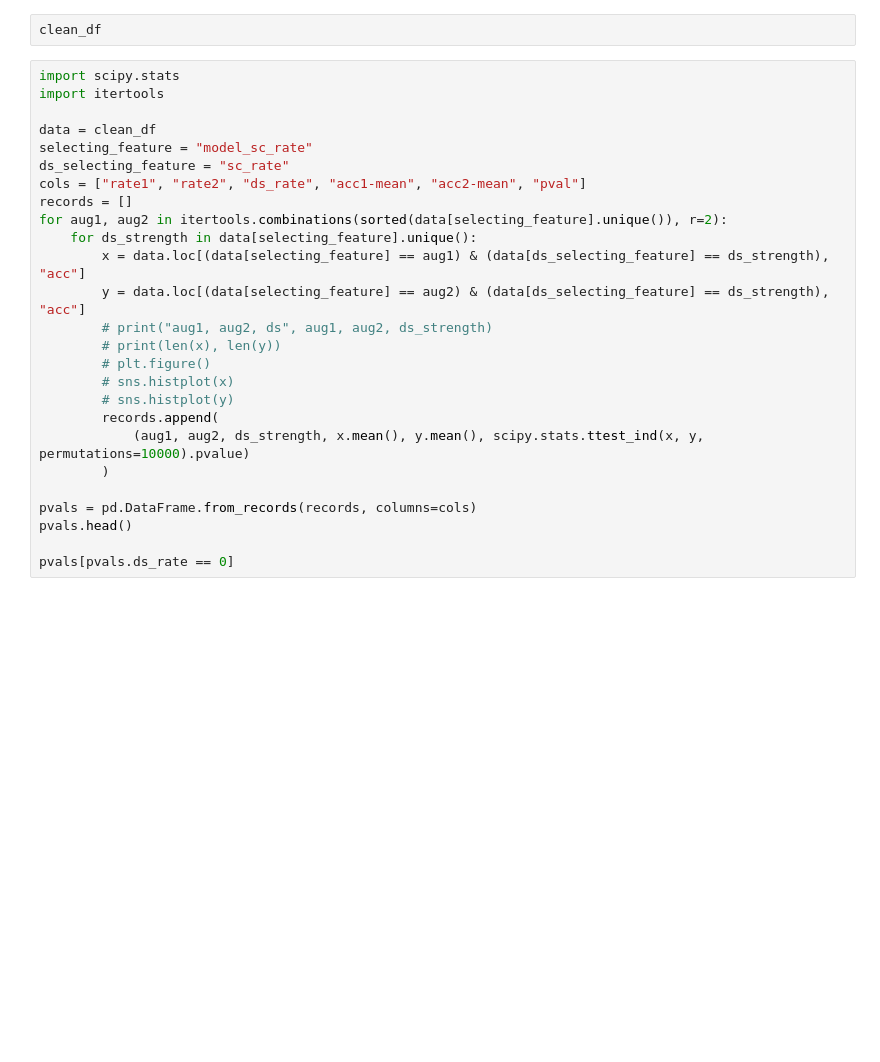
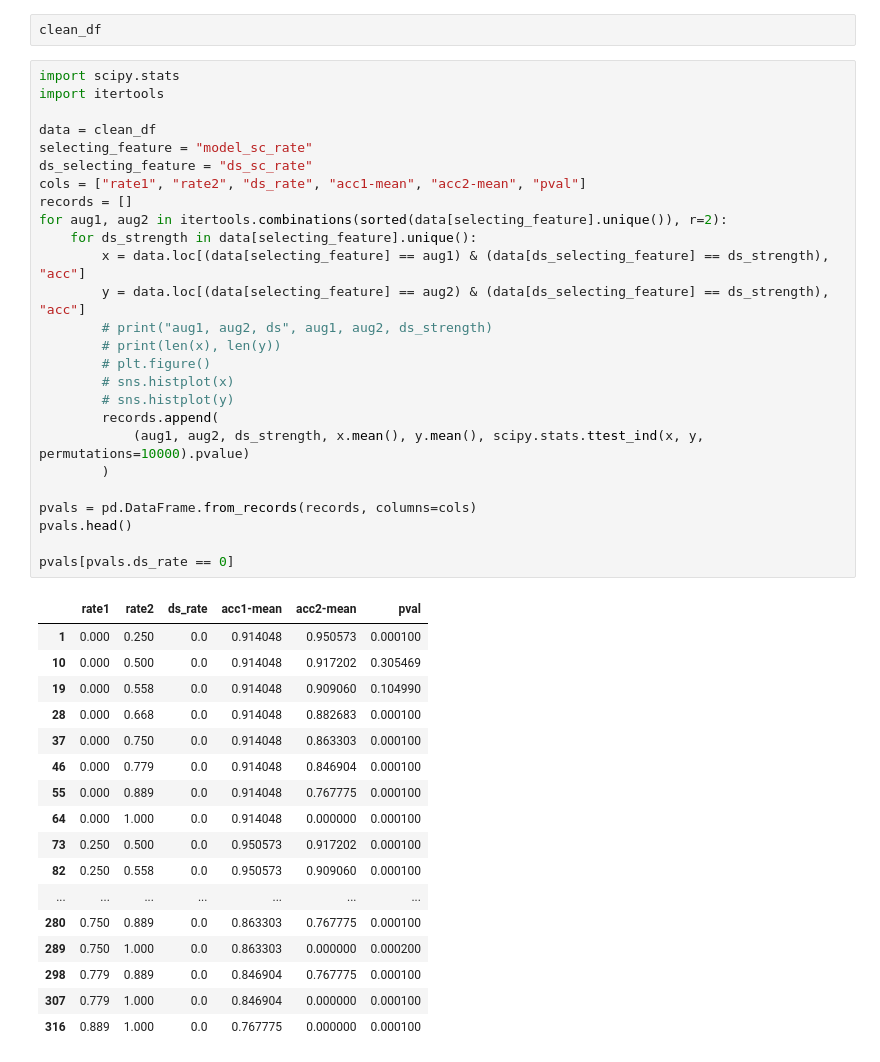
Before and after one commit to TaWald/similaritybench, a Jupyter notebook: nlp/shortcut_validation.ipynb, the cells around one changed output. Drawn from its saved outputs; the diff is of its cells as text; blank space fills up the shorter version.

```diff
--- a/nlp/shortcut_validation.ipynb
+++ b/nlp/shortcut_validation.ipynb
@@ -156,29 +236,47 @@ clean_df
 # %%
 import scipy.stats
 import itertools
 
 data = clean_df
 selecting_feature = "model_sc_rate"
-ds_selecting_feature = "sc_rate"
+ds_selecting_feature = "ds_sc_rate"
 cols = ["rate1", "rate2", "ds_rate", "acc1-mean", "acc2-mean", "pval"]
 records = []
 for aug1, aug2 in itertools.combinations(sorted(data[selecting_feature].unique()), r=2):
     for ds_strength in data[selecting_feature].unique():
         x = data.loc[(data[selecting_feature] == aug1) & (data[ds_selecting_feature] == ds_strength), "acc"]
         y = data.loc[(data[selecting_feature] == aug2) & (data[ds_selecting_feature] == ds_strength), "acc"]
         # print("aug1, aug2, ds", aug1, aug2, ds_strength)
         # print(len(x), len(y))
         # plt.figure()
         # sns.histplot(x)
         # sns.histplot(y)
         records.append(
             (aug1, aug2, ds_strength, x.mean(), y.mean(), scipy.stats.ttest_ind(x, y, permutations=10000).pvalue)
         )
 
 pvals = pd.DataFrame.from_records(records, columns=cols)
 pvals.head()
 
 pvals[pvals.ds_rate == 0]
+# %% [output]
+|  | rate1 | rate2 | ds_rate | acc1-mean | acc2-mean | pval |
+| 1 | 0.000 | 0.250 | 0.0 | 0.914048 | 0.950573 | 0.000100 |
+| 10 | 0.000 | 0.500 | 0.0 | 0.914048 | 0.917202 | 0.305469 |
+| 19 | 0.000 | 0.558 | 0.0 | 0.914048 | 0.909060 | 0.104990 |
+| 28 | 0.000 | 0.668 | 0.0 | 0.914048 | 0.882683 | 0.000100 |
+| 37 | 0.000 | 0.750 | 0.0 | 0.914048 | 0.863303 | 0.000100 |
+| 46 | 0.000 | 0.779 | 0.0 | 0.914048 | 0.846904 | 0.000100 |
+| 55 | 0.000 | 0.889 | 0.0 | 0.914048 | 0.767775 | 0.000100 |
+| 64 | 0.000 | 1.000 | 0.0 | 0.914048 | 0.000000 | 0.000100 |
+| 73 | 0.250 | 0.500 | 0.0 | 0.950573 | 0.917202 | 0.000100 |
+| 82 | 0.250 | 0.558 | 0.0 | 0.950573 | 0.909060 | 0.000100 |
+| ... | ... | ... | ... | ... | ... | ... |
+| 280 | 0.750 | 0.889 | 0.0 | 0.863303 | 0.767775 | 0.000100 |
+| 289 | 0.750 | 1.000 | 0.0 | 0.863303 | 0.000000 | 0.000200 |
+| 298 | 0.779 | 0.889 | 0.0 | 0.846904 | 0.767775 | 0.000100 |
+| 307 | 0.779 | 1.000 | 0.0 | 0.846904 | 0.000000 | 0.000100 |
+| 316 | 0.889 | 1.000 | 0.0 | 0.767775 | 0.000000 | 0.000100 |
 # %%
 significant = pvals[pvals.pval < 0.05]
 print(len(significant)/len(pvals))
```
Also changed, not shown: parts of 12 cells of this notebook, 2 other files.
